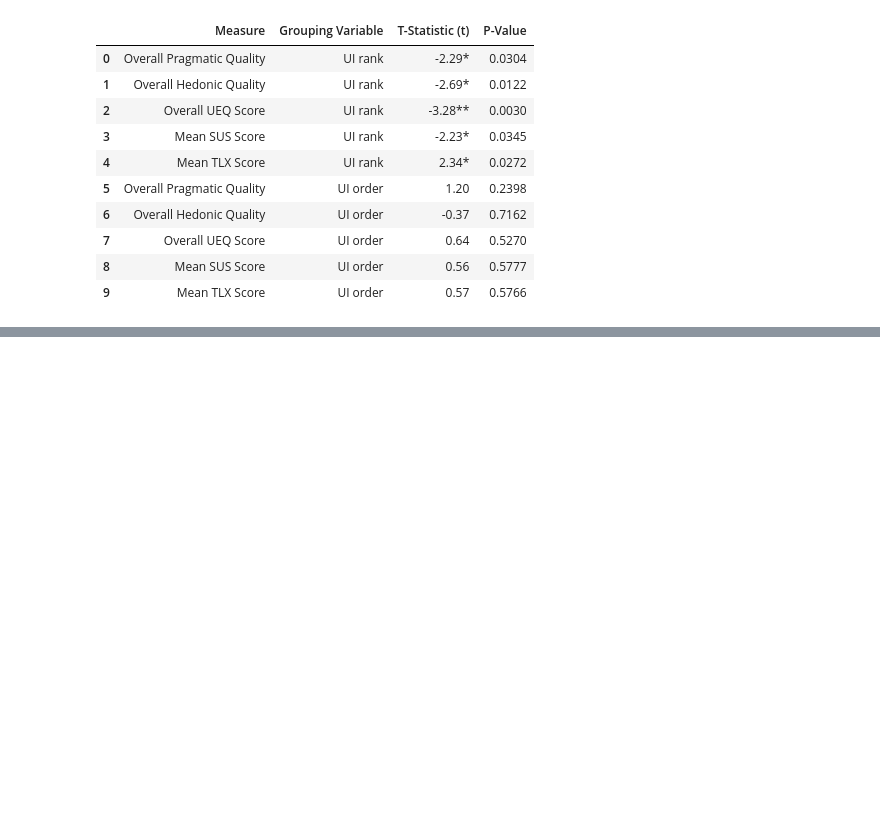
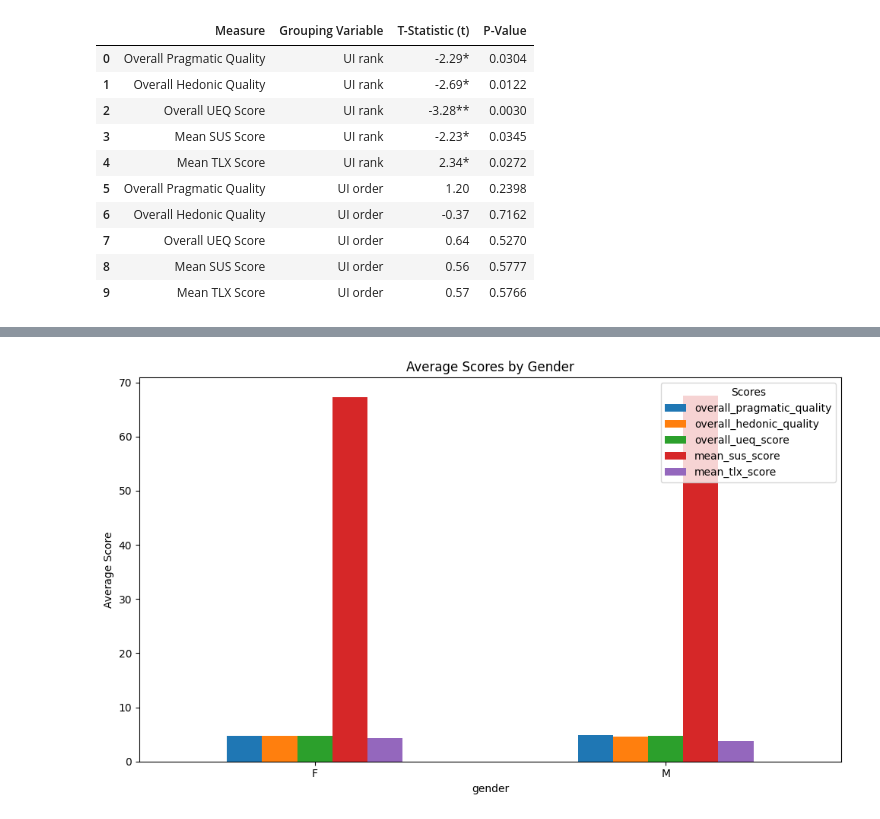
Before and after one commit to ggril/master_thesis, a Jupyter notebook: final_report.ipynb, the cells around one changed output, grey strips where cells are left out. Cells and saved outputs as stored; diff of their text form; code cells hidden in the pictures; blank space fills up the shorter version.

```diff
--- a/final_report.ipynb
+++ b/final_report.ipynb
@@ -171,0 +259,4 @@ A dependent samples t-test was conducted to compare questionnaire scores with UI
+# %%
+analyst.visualize_scores_by(full_data, 'Gender')
+# %% [output]
+[figure, added]
```
Also changed, not shown: parts of 16 cells of this notebook, 3 other files.
